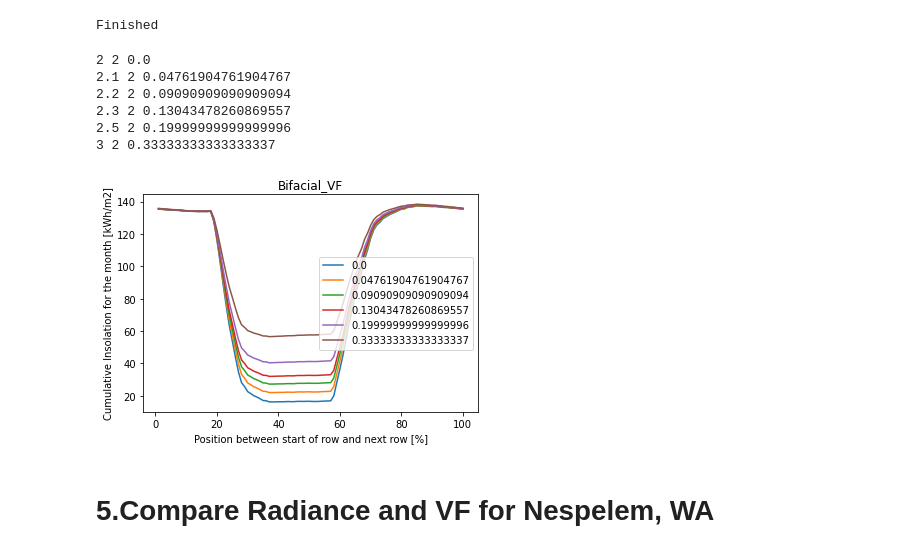
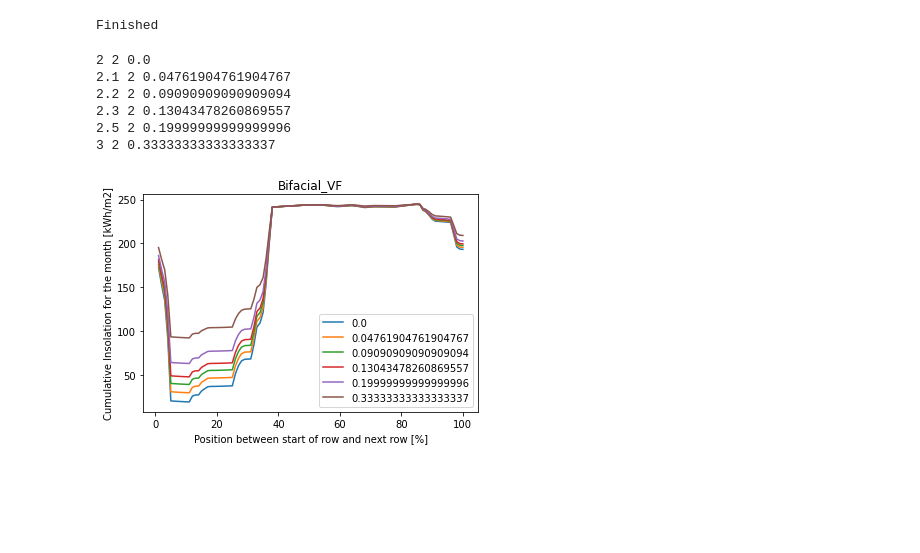
Before and after one commit to NREL/bifacialvf, a Jupyter notebook: docs/tutorials/Bifacialvf_Experiment_1.ipynb, the cells around one changed output. Drawn from its saved outputs; the diff is of its cells as text; code cells hidden in the pictures; blank space fills up the shorter version.

Commit message:
Cleaned up notebooks for Nespelem, Experiment 1 and Experiment 2

```diff
--- a/docs/tutorials/Bifacialvf_Experiment_1.ipynb
+++ b/docs/tutorials/Bifacialvf_Experiment_1.ipynb
@@ -18,13 +28,6 @@ import seaborn as sns
 testfolder = Path().resolve().parent.parent / 'bifacialvf' / 'TEMP' / 'Experiment_1'
 if not os.path.exists(testfolder):
     os.makedirs(testfolder)
-# %%
-plt.rcParams['timezone'] = 'Etc/GMT+7'
-font = {'family' : 'DejaVu Sans',
-'weight' : 'bold',
-'size'   : 22}
-plt.rc('font', **font)
-plt.rcParams['figure.figsize'] = (12, 5)
 # %%
 # Variables
 
@@ -415,17 +383,9 @@ for gc in range (0, len(GCRs)):
 
                        df.columns[4]: "May",df.columns[5]: "Jun",df.columns[6]: "Jul",df.columns[7]: "Aug",
                        df.columns[8]: "Sep",df.columns[9]: "Oct",df.columns[10]: "Nov",df.columns[11]: "Dec"    }, inplace = True)
-    #xstep = (len(data_line_f))
     x_axis = list(range(1,101))
-    #x_axis_rad = np.linspace(0,100,xstep)
     plt.figure(1)
     VF = plt.plot(x_axis, df['Jun']/1000, label=GCR)
-    #fig = (df['May']/1000).plot()
-    #Radiance = plt.plot(x_axis_rad,data_line_f['Wm2Front']/1000, label='Radiance')
-    #fig.set_xlabel('Position between start of row and next row [%]')
-    #fig.set_ylabel('Cumulative Insolation for the month [kWh/m2]')
-    module_end = (2/pitch)*100 #Percentage between rows where the module ends)
-    #plt.axvspan(0, module_end, alpha=.05, color='green')
     plt.title('Bifacial_VF')
     plt.xlabel('Position between start of row and next row [%]')
     plt.ylabel('Cumulative Insolation for the month [kWh/m2]')
@@ -615,7 +564,6 @@ numpanels_l = 2
 
 
 for yg in range (0, len(ygaps)):
-        #Build scene and run raytracing for all 3 azimuths
     ygap = ygaps[yg]
     CW = yl * numpanels_l +(ygap * (numpanels_l-1)) #Collector Width
     AA = yl*numpanels_l #Area of module that light hits
@@ -623,40 +571,32 @@ for yg in range (0, len(ygaps)):
     pitch = CW/GCR_def/CW
     print(CW,AA,transFactor)
     writefiletitle = os.path.join(testfolder, 'Results_Test_TFactor_'+str(transFactor)+'.csv')
 
     #Load the results from the resultfile
     from bifacialvf import loadVFresults
     (data, metadata) = loadVFresults(writefiletitle)
     #Work with data in resultfile
     data.set_index(pd.to_datetime(data['date']), inplace=True, drop=True)
     data.index = data.index.map(lambda t: t.replace(year=2021))   # Chagning to be the same year
     groundIrrads = data['Ground Irradiance Values'].str.strip('[]').str.split(' ', expand=True).astype(float)
     df = groundIrrads.groupby([pd.Grouper(freq='M')]).sum().T
     # I'm sure there's a fancier way to do this but hey, this works.
     df.rename(columns={ df.columns[0]: "Jan", df.columns[1]: "Feb",df.columns[2]: "Mar", df.columns[3]: "Apr",
 
                        df.columns[4]: "May",df.columns[5]: "Jun",df.columns[6]: "Jul",df.columns[7]: "Aug",
                        df.columns[8]: "Sep",df.columns[9]: "Oct",df.columns[10]: "Nov",df.columns[11]: "Dec"    }, inplace = True)
-    #xstep = (len(data_line_f))
     x_axis = list(range(1,101))
-    #x_axis_rad = np.linspace(0,100,xstep)
     plt.figure(1)
-    VF = plt.plot(x_axis, df['Oct']/1000, label=transFactor)
-    #fig = (df['May']/1000).plot()
-    #Radiance = plt.plot(x_axis_rad,data_line_f['Wm2Front']/1000, label='Radiance')
-    #fig.set_xlabel('Position between start of row and next row [%]')
-    #fig.set_ylabel('Cumulative Insolation for the month [kWh/m2]')
+    VF = plt.plot(x_axis, df['Jun']/1000, label=transFactor)
     plt.title('Bifacial_VF')
     plt.xlabel('Position between start of row and next row [%]')
     plt.ylabel('Cumulative Insolation for the month [kWh/m2]')
     plt.legend()
 # %% [output]
 2 2 0.0
 2.1 2 0.04761904761904767
 2.2 2 0.09090909090909094
 2.3 2 0.13043478260869557
 2.5 2 0.19999999999999996
 3 2 0.33333333333333337
-[figure, old version]
+[figure, new version]
-# %% [markdown]
-# 5.Compare Radiance and VF for Nespelem, WA
```
Also changed, not shown: parts of 31 cells of this notebook, 2 other files.
